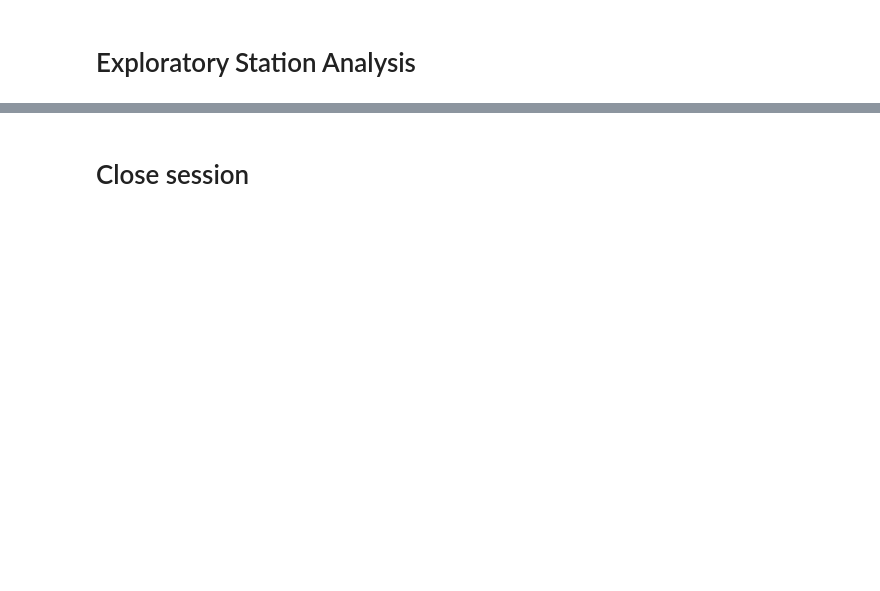
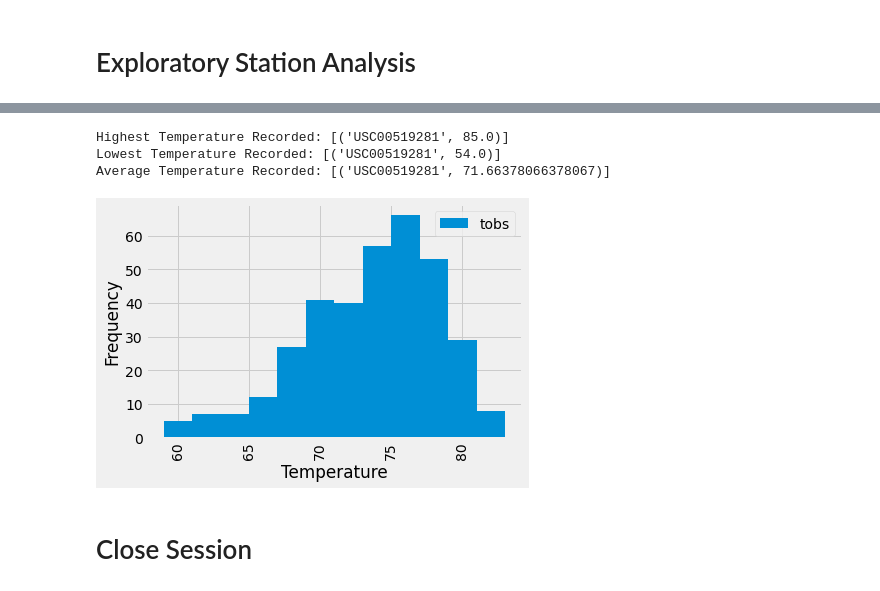
Before and after one commit to MondragB/bryant-mondragon-rutgers-work, a Jupyter notebook: Challenges/sqlalchemy-challenge/climate_starter.ipynb, the cells around one changed output, grey strips where cells are left out. Saved outputs shown, nothing was run; the diff lists cells and outputs as text; code cells hidden in the pictures; blank space fills up the shorter version.

```diff
--- a/Challenges/sqlalchemy-challenge/climate_starter.ipynb
+++ b/Challenges/sqlalchemy-challenge/climate_starter.ipynb
@@ -92,8 +140,44 @@ first_measurements.__dict__
+# %%
+# Using the most active station id from the previous query, calculate the lowest, highest, and average temperature.
+most_active_station_id = 'USC00519281'
+highest_temp = session.query(Measurements.station, func.max(Measurements.tobs))\
+    .filter(Measurements.station == most_active_station_id).all();
+print(f'Highest Temperature Recorded: {highest_temp}')
+
+lowest_temp = session.query(Measurements.station, func.min(Measurements.tobs))\
+    .filter(Measurements.station == most_active_station_id).all()
+print(f'Lowest Temperature Recorded: {lowest_temp}')
+
+avg_temp = session.query(Measurements.station, func.avg(Measurements.tobs))\
+    .filter(Measurements.station == most_active_station_id).all()
+print(f'Average Temperature Recorded: {avg_temp}')
+# %% [output]
+Highest Temperature Recorded: [('USC00519281', 85.0)]
+Lowest Temperature Recorded: [('USC00519281', 54.0)]
+Average Temperature Recorded: [('USC00519281', 71.66378066378067)]
 # %%
 # Using the most active station id
 # Query the last 12 months of temperature observation data for this station and plot the results as a histogram
+most_active_station_tobs_data = session.query(Measurements.date, Measurements.tobs)\
+    .filter(Measurements.date >= '2016-08-23')\
+    .filter(Measurements.station == 'USC00519281').all()
+# %%
+most_active_df = pd.DataFrame(most_active_station_tobs_data, columns=['Date', 'Tobs'])
+most_active_df.set_index("Date", inplace=True,)
+# Sort the dataframe by date
+most_active_df = most_active_df.sort_values(by='Date', ascending=True)
+# %%
+most_active_df.plot(kind='hist', bins=12)
+plt.xlabel("Temperature")
+plt.ylabel("Frequency")
+plt.xticks(rotation=90)
+plt.legend(['tobs'])
+plt.grid(True)
+plt.show()
+# %% [output]
+[figure, added]
 # %% [markdown]
-# Close session
+# Close Session
 # %%
 # Close Session
 session.close()
```
Also changed, not shown: parts of 9 cells of this notebook, 23 other files.
